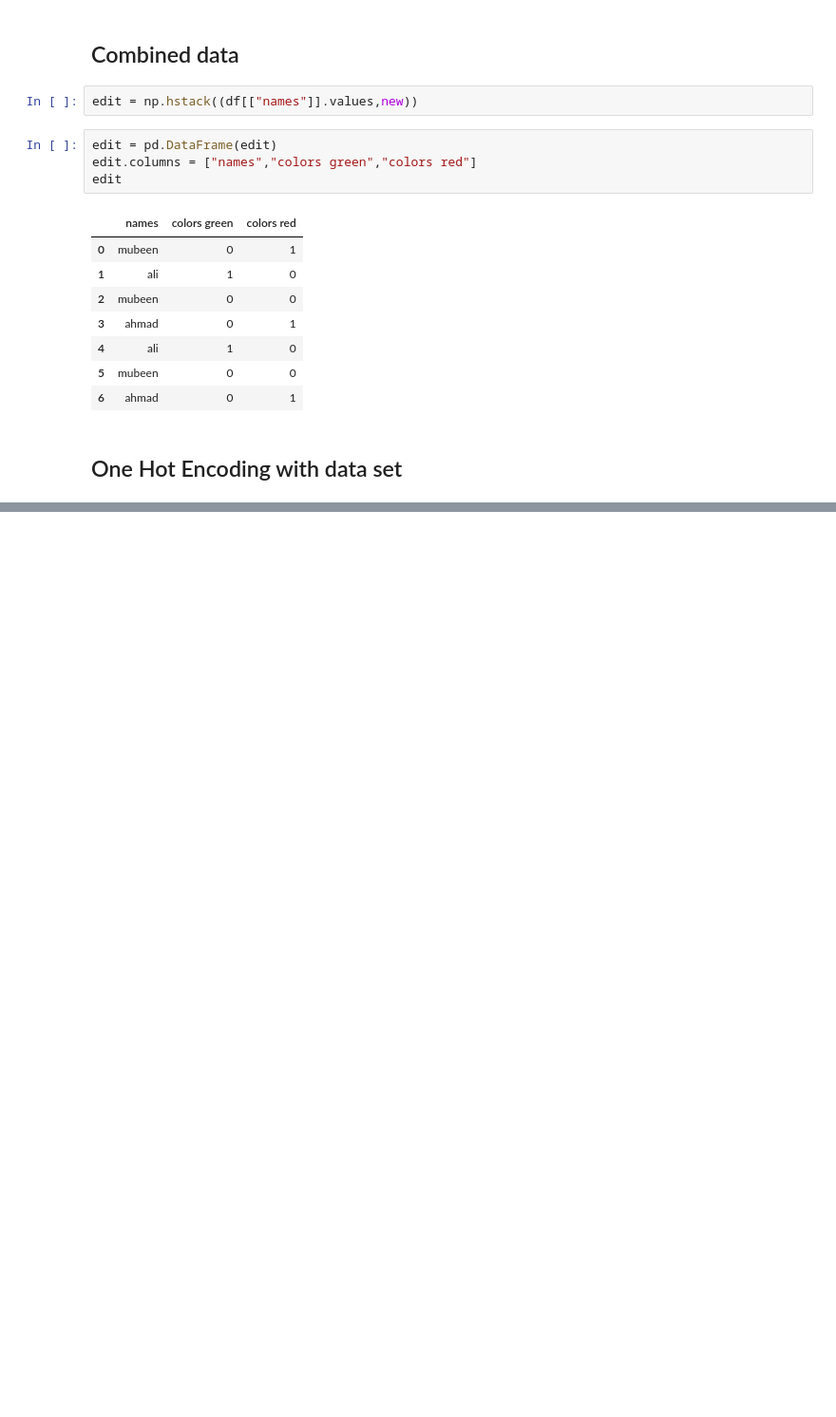
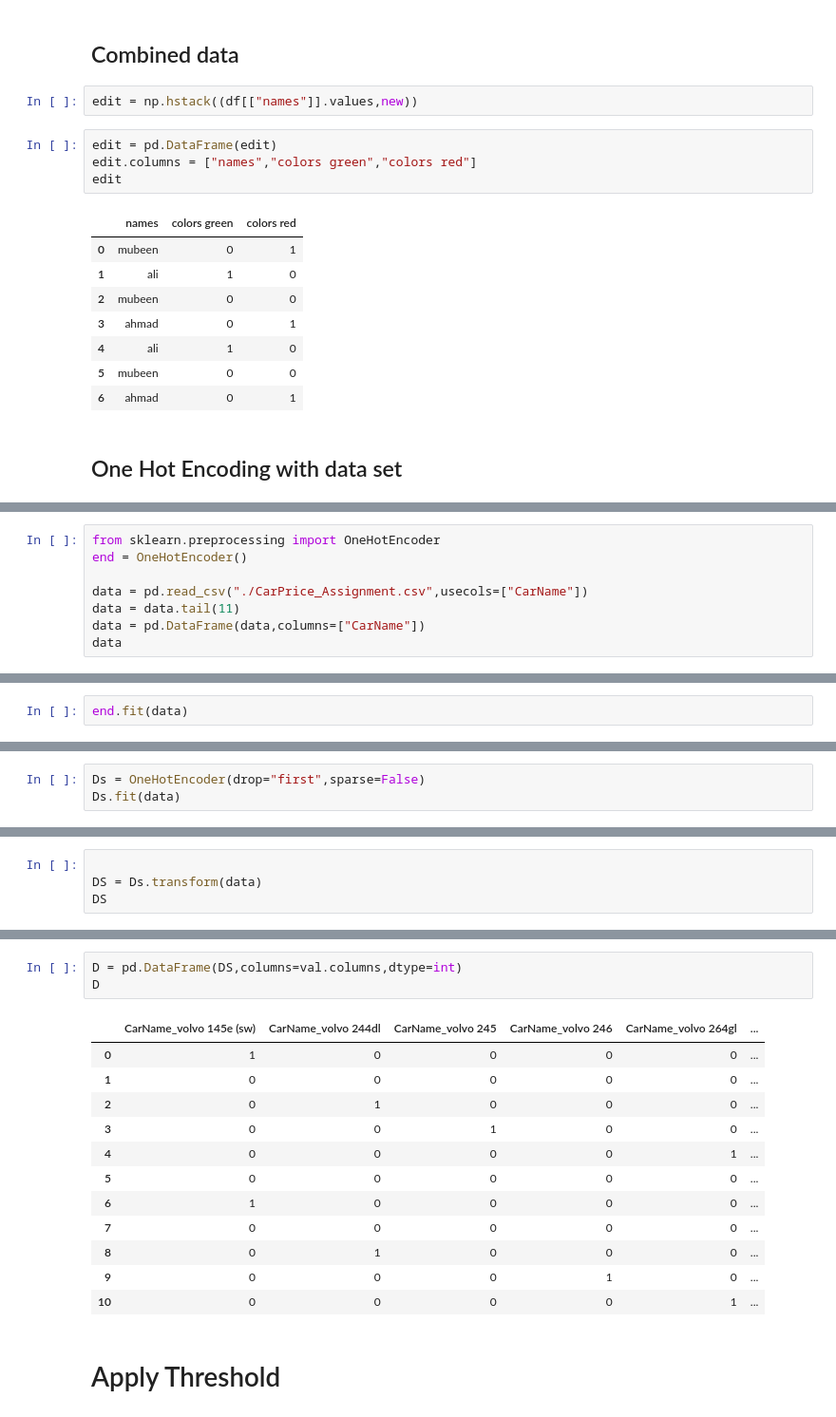
Before and after one commit to Mubeen-Ahmad/ML, a Jupyter notebook: Preprocessing/Transformation/2_Encoding/2_nominal/one_hot_encoding.ipynb, the cells around one changed output, grey strips where cells are left out. Shown at 95% size. Cells and saved outputs as stored; diff of their text form; blank space fills up the shorter version.

```diff
--- a/Preprocessing/Transformation/2_Encoding/2_nominal/one_hot_encoding.ipynb
+++ b/Preprocessing/Transformation/2_Encoding/2_nominal/one_hot_encoding.ipynb
@@ -194,0 +216,8 @@ pd.get_dummies(data.CarName.replace(select,"uncomon")).sample(5)
+# %%
+from sklearn.preprocessing import OneHotEncoder
+end = OneHotEncoder()
+
+data = pd.read_csv("./CarPrice_Assignment.csv",usecols=["CarName"])
+data = data.tail(11)
+data = pd.DataFrame(data,columns=["CarName"])
+data
@@ -194,0 +237,2 @@ pd.get_dummies(data.CarName.replace(select,"uncomon")).sample(5)
+# %%
+end.fit(data)
@@ -194,0 +263,3 @@ pd.get_dummies(data.CarName.replace(select,"uncomon")).sample(5)
+# %%
+Ds = OneHotEncoder(drop="first",sparse=False)
+Ds.fit(data)
@@ -194,0 +268,4 @@ pd.get_dummies(data.CarName.replace(select,"uncomon")).sample(5)
+# %%
+
+DS = Ds.transform(data)
+DS
@@ -194,0 +284,18 @@ pd.get_dummies(data.CarName.replace(select,"uncomon")).sample(5)
+# %%
+D = pd.DataFrame(DS,columns=val.columns,dtype=int)
+D
+# %% [output]
+|  | CarName_volvo 145e (sw) | CarName_volvo 244dl | CarName_volvo 245 | CarName_volvo 246 | CarName_volvo 264gl | ... |
+| 0 | 1 | 0 | 0 | 0 | 0 | ... |
+| 1 | 0 | 0 | 0 | 0 | 0 | ... |
+| 2 | 0 | 1 | 0 | 0 | 0 | ... |
+| 3 | 0 | 0 | 1 | 0 | 0 | ... |
+| 4 | 0 | 0 | 0 | 0 | 1 | ... |
+| 5 | 0 | 0 | 0 | 0 | 0 | ... |
+| 6 | 1 | 0 | 0 | 0 | 0 | ... |
+| 7 | 0 | 0 | 0 | 0 | 0 | ... |
+| 8 | 0 | 1 | 0 | 0 | 0 | ... |
+| 9 | 0 | 0 | 0 | 1 | 0 | ... |
+| 10 | 0 | 0 | 0 | 0 | 1 | ... |
+# %% [markdown]
+# Apply Threshold
```
Also changed, not shown: parts of 36 cells of this notebook, 11 other files.
